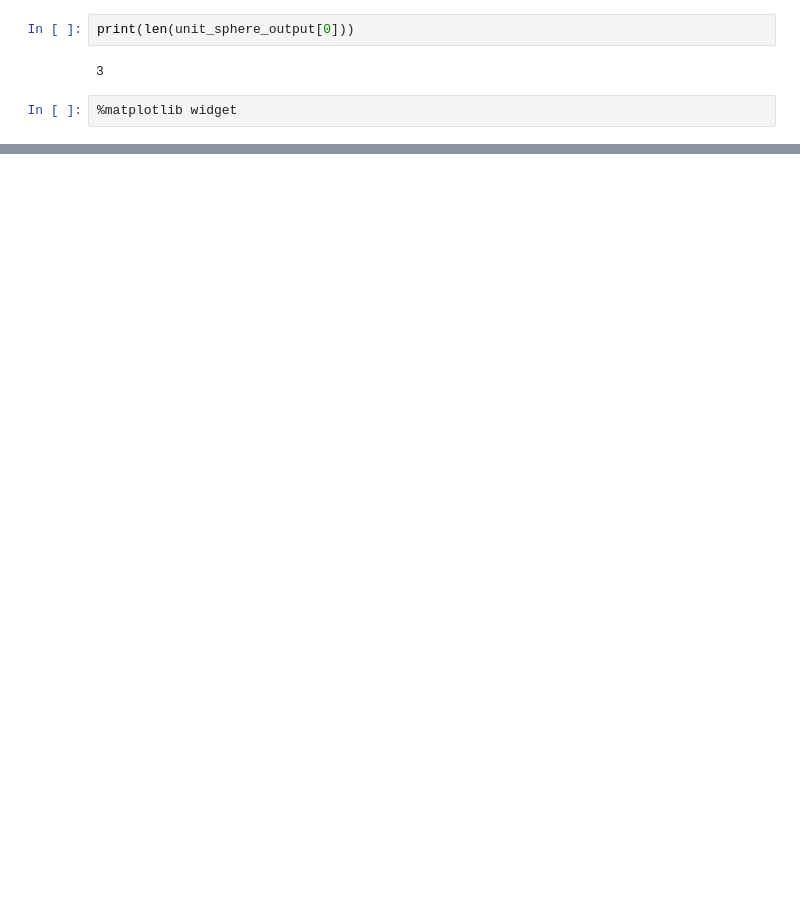
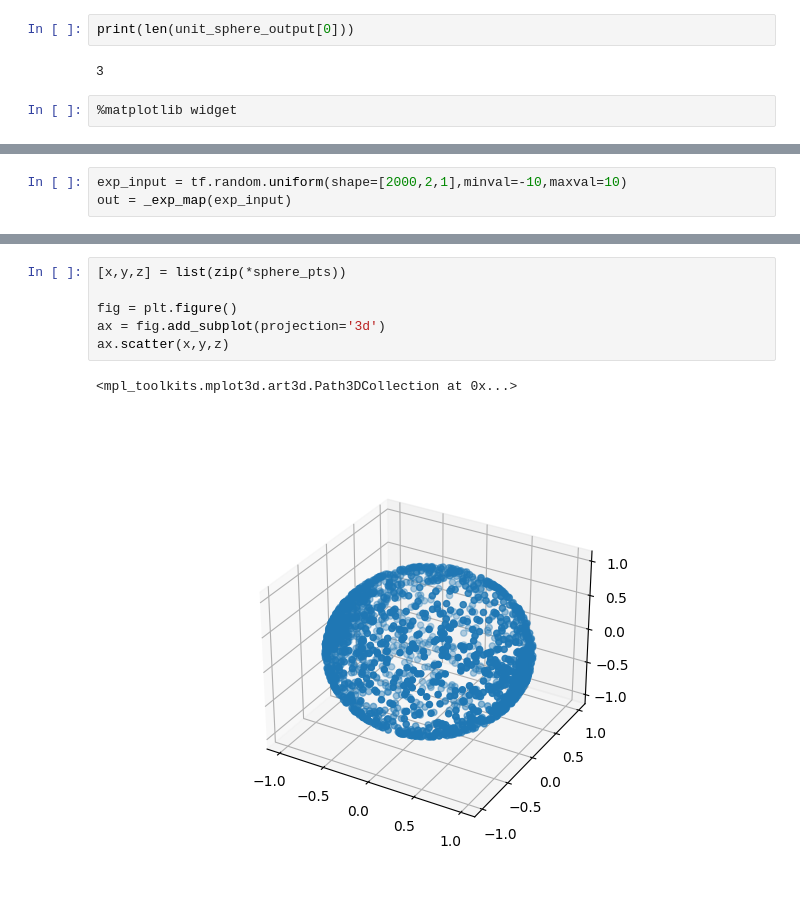
Before and after one commit to liqianxi/NHT, a Jupyter notebook: test_scripts/test_exp_map.ipynb, the cells around one changed output, grey strips where cells are left out. Cells and saved outputs as stored; diff of their text form; blank space fills up the shorter version.

```diff
--- a/test_scripts/test_exp_map.ipynb
+++ b/test_scripts/test_exp_map.ipynb
@@ -84,0 +82,3 @@ ax.scatter(x,y,z)
+# %%
+exp_input = tf.random.uniform(shape=[2000,2,1],minval=-10,maxval=10)
+out = _exp_map(exp_input)
@@ -84,0 +96,9 @@ ax.scatter(x,y,z)
+# %%
+[x,y,z] = list(zip(*sphere_pts))
+
+fig = plt.figure()
+ax = fig.add_subplot(projection='3d')
+ax.scatter(x,y,z)
+# %% [output]
+<mpl_toolkits.mplot3d.art3d.Path3DCollection at 0x...>
+[figure, added]
```
Also changed, not shown: parts of 9 cells of this notebook, 5 other files.
